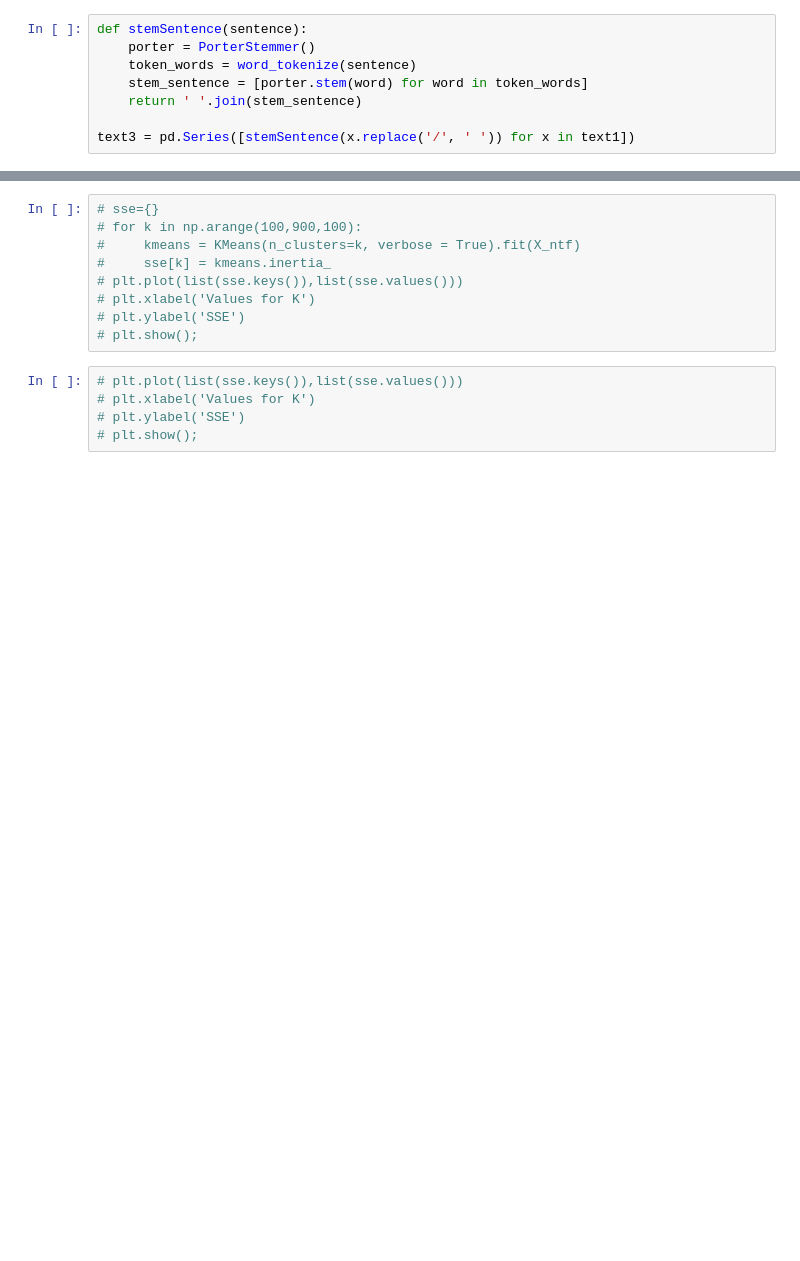
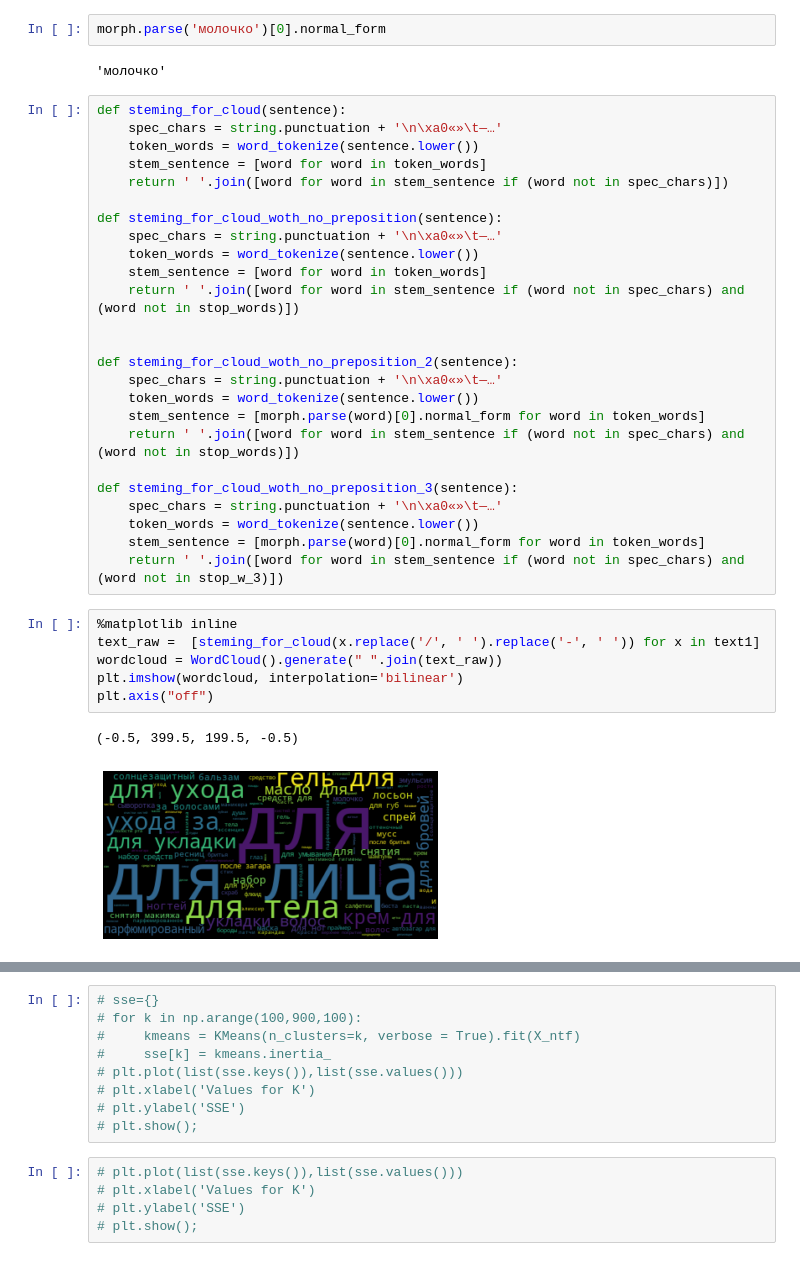
Before and after one commit to JacKira/MastersDegree, a Jupyter notebook: ProductsGrouping/Clustering.ipynb, the cells around one changed output, grey strips where cells are left out. Saved outputs shown, nothing was run; the diff lists cells and outputs as text; blank space fills up the shorter version.

```diff
--- a/ProductsGrouping/Clustering.ipynb
+++ b/ProductsGrouping/Clustering.ipynb
@@ -36,8 +63,38 @@ text1 = df.PRODUCTTYPE.unique()
-# %%
-def stemSentence(sentence):
-    porter = PorterStemmer()
-    token_words = word_tokenize(sentence)
-    stem_sentence = [porter.stem(word) for word in token_words]
-    return ' '.join(stem_sentence)
-
-text3 = pd.Series([stemSentence(x.replace('/', ' ')) for x in text1])
+# %%
+morph.parse('молочко')[0].normal_form
+# %% [output]
+'молочко'
+# %%
+def steming_for_cloud(sentence):
+    spec_chars = string.punctuation + '\n\xa0«»\t—…'
+    token_words = word_tokenize(sentence.lower())
+    stem_sentence = [word for word in token_words]
+    return ' '.join([word for word in stem_sentence if (word not in spec_chars)])
+
+def steming_for_cloud_woth_no_preposition(sentence):
+    spec_chars = string.punctuation + '\n\xa0«»\t—…'
+    token_words = word_tokenize(sentence.lower())
+    stem_sentence = [word for word in token_words]
+    return ' '.join([word for word in stem_sentence if (word not in spec_chars) and (word not in stop_words)])
+
+
+def steming_for_cloud_woth_no_preposition_2(sentence):
+    spec_chars = string.punctuation + '\n\xa0«»\t—…'
+    token_words = word_tokenize(sentence.lower())
+    stem_sentence = [morph.parse(word)[0].normal_form for word in token_words]
+    return ' '.join([word for word in stem_sentence if (word not in spec_chars) and (word not in stop_words)])
+
+def steming_for_cloud_woth_no_preposition_3(sentence):
+    spec_chars = string.punctuation + '\n\xa0«»\t—…'
+    token_words = word_tokenize(sentence.lower())
+    stem_sentence = [morph.parse(word)[0].normal_form for word in token_words]
+    return ' '.join([word for word in stem_sentence if (word not in spec_chars) and (word not in stop_w_3)])
+# %%
+%matplotlib inline
+text_raw =  [steming_for_cloud(x.replace('/', ' ').replace('-', ' ')) for x in text1]
+wordcloud = WordCloud().generate(" ".join(text_raw))
+plt.imshow(wordcloud, interpolation='bilinear')
+plt.axis("off")
+# %% [output]
+(-0.5, 399.5, 199.5, -0.5)
+[figure, added]
```
Also changed, not shown: parts of 16 cells of this notebook, 4 other files.
